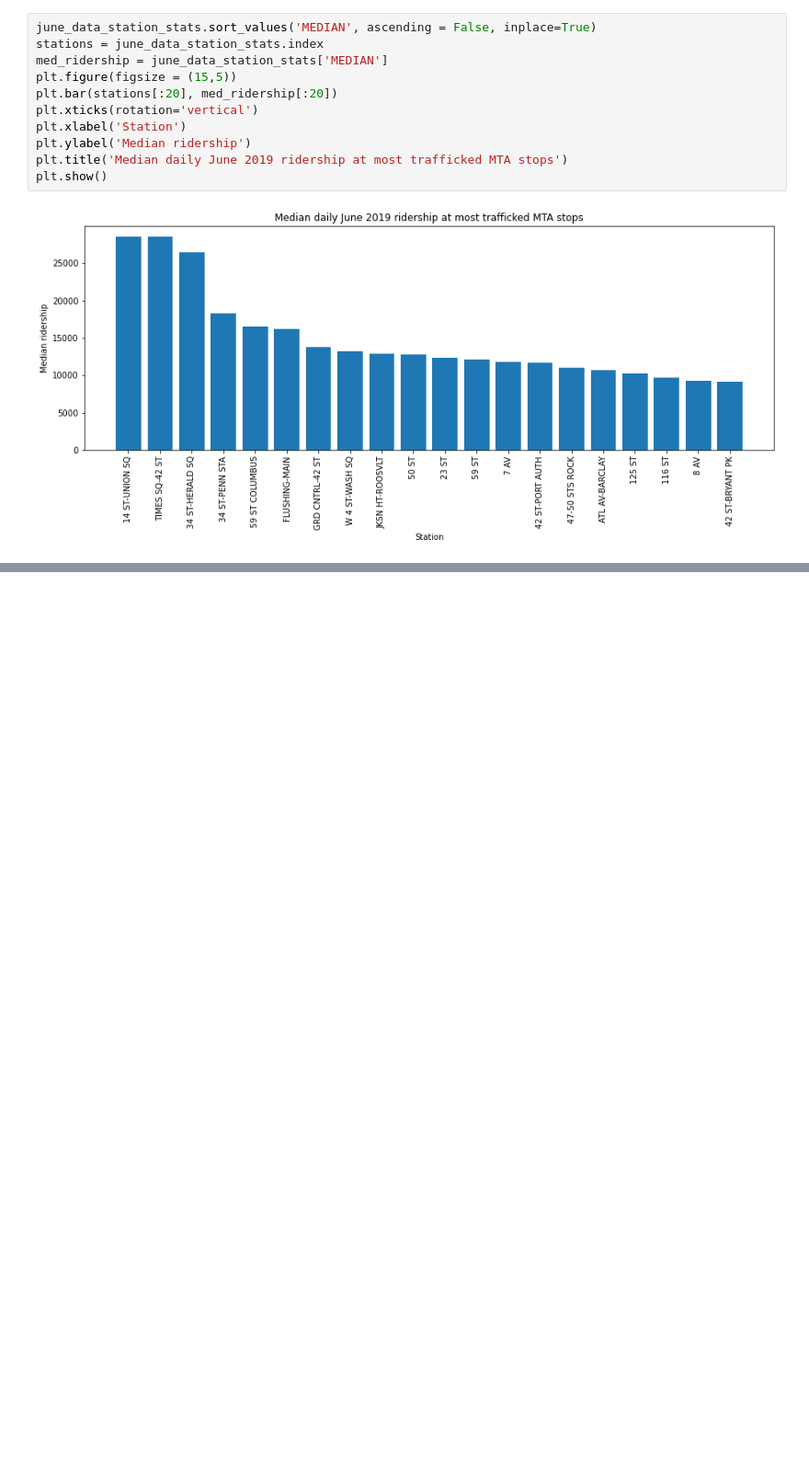
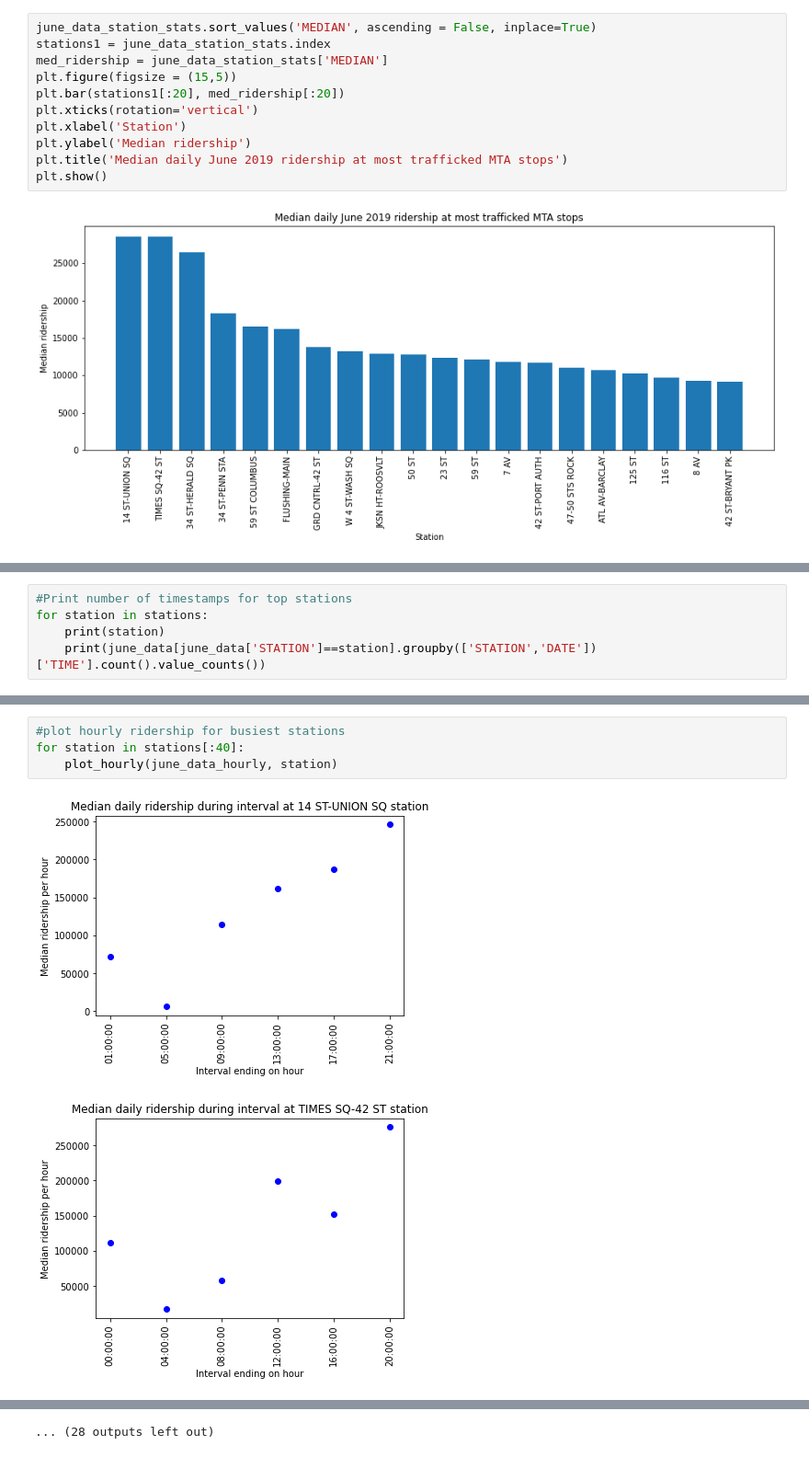
Before and after one commit to mattsegall/MTA-Project1, a Jupyter notebook: Time analysis.ipynb, the cells around one changed output, grey strips where cells are left out. Shown at 92% size. Saved outputs shown, nothing was run; the diff lists cells and outputs as text; blank space fills up the shorter version.

```diff
--- a/Time analysis.ipynb
+++ b/Time analysis.ipynb
@@ -176,10 +227,10 @@ june_data_station_stats
 358 rows × 3 columns
 # %%
 june_data_station_stats.sort_values('MEDIAN', ascending = False, inplace=True)
-stations = june_data_station_stats.index
+stations1 = june_data_station_stats.index
 med_ridership = june_data_station_stats['MEDIAN']
 plt.figure(figsize = (15,5))
-plt.bar(stations[:20], med_ridership[:20])
+plt.bar(stations1[:20], med_ridership[:20])
 plt.xticks(rotation='vertical')
 plt.xlabel('Station')
 plt.ylabel('Median ridership')
@@ -202,0 +259,5 @@ plt.show()
+# %%
+#Print number of timestamps for top stations
+for station in stations:
+    print(station)
+    print(june_data[june_data['STATION']==station].groupby(['STATION','DATE'])['TIME'].count().value_counts())
@@ -202,0 +282,7 @@ plt.show()
+# %%
+#plot hourly ridership for busiest stations
+for station in stations[:40]:
+    plot_hourly(june_data_hourly, station)
+# %% [output]
+[figure, added]
+[figure, added]
@@ -202,0 +299 @@ plt.show()
+... (28 outputs left out)
```
Also changed, not shown: parts of 11 cells of this notebook.
